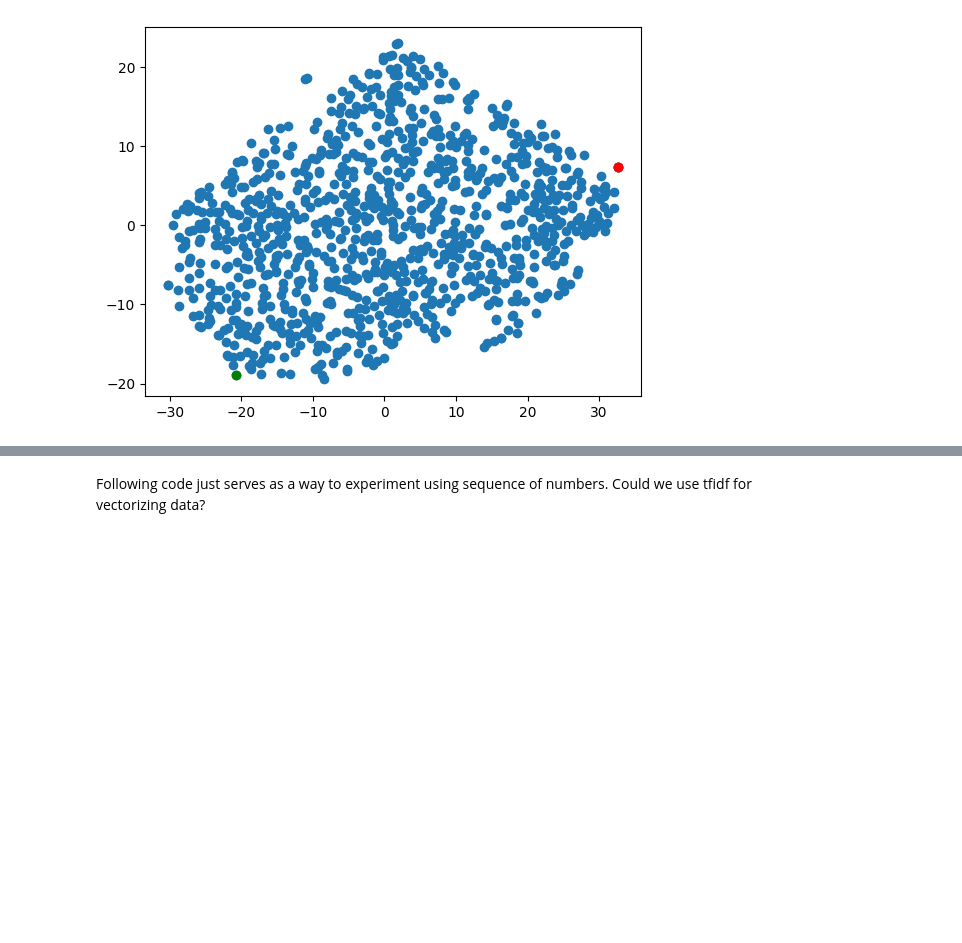
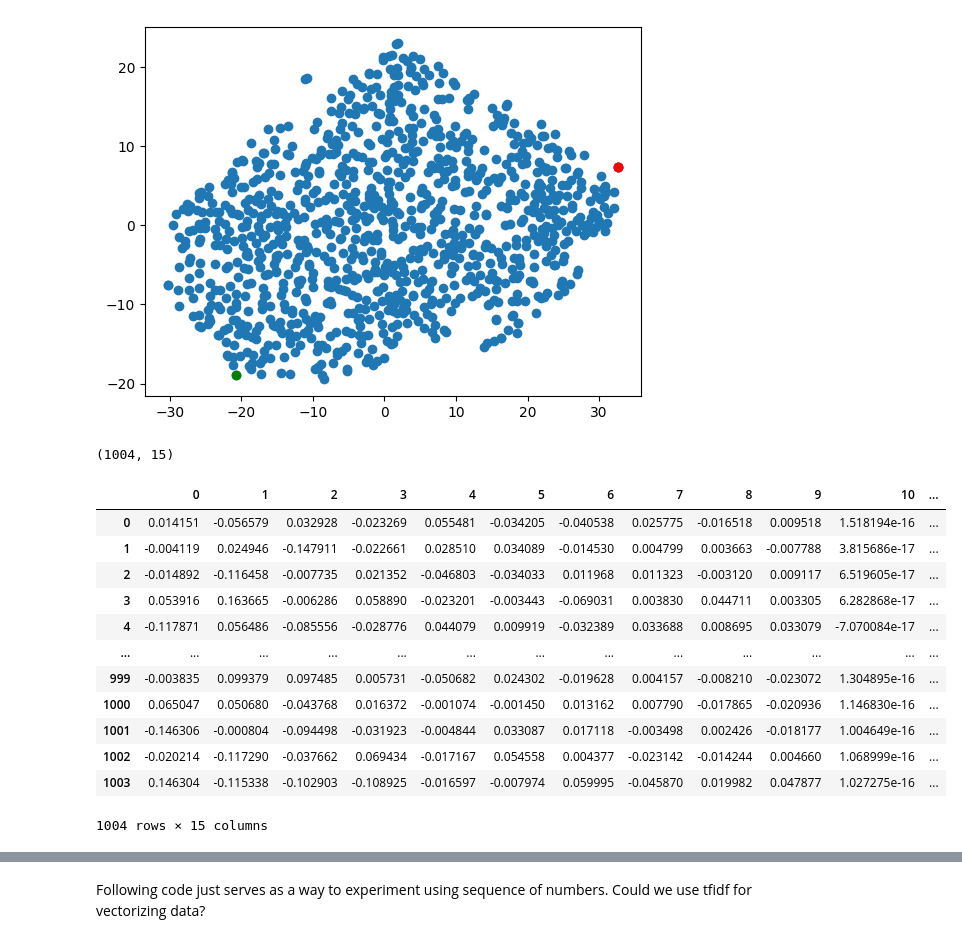
Before and after one commit to Request-analysis-ML/request-analyzer-model, a Jupyter notebook: score_based.ipynb, the cells around one changed output, grey strips where cells are left out. Saved outputs shown, nothing was run; the diff lists cells and outputs as text; code cells hidden in the pictures; blank space fills up the shorter version.

```diff
--- a/score_based.ipynb
+++ b/score_based.ipynb
@@ -128,3 +130,25 @@ plt.scatter(dataScraper[0],dataScraper[1], color='green')
 # %% [output]
 <matplotlib.collections.PathCollection at 0x...>
 [figure]
+# %%
+X = np.asarray(vect_logs.todense())
+pca = PCA()
+pc = pca.fit_transform(X)
+pc = pd.DataFrame(pc)
+print(pc.shape)
+pc
+# %% [output]
+(1004, 15)
+|  | 0 | 1 | 2 | 3 | 4 | 5 | 6 | 7 | 8 | 9 | 10 | ... |
+| 0 | 0.014151 | -0.056579 | 0.032928 | -0.023269 | 0.055481 | -0.034205 | -0.040538 | 0.025775 | -0.016518 | 0.009518 | 1.518194e-16 | ... |
+| 1 | -0.004119 | 0.024946 | -0.147911 | -0.022661 | 0.028510 | 0.034089 | -0.014530 | 0.004799 | 0.003663 | -0.007788 | 3.815686e-17 | ... |
+| 2 | -0.014892 | -0.116458 | -0.007735 | 0.021352 | -0.046803 | -0.034033 | 0.011968 | 0.011323 | -0.003120 | 0.009117 | 6.519605e-17 | ... |
+| 3 | 0.053916 | 0.163665 | -0.006286 | 0.058890 | -0.023201 | -0.003443 | -0.069031 | 0.003830 | 0.044711 | 0.003305 | 6.282868e-17 | ... |
+| 4 | -0.117871 | 0.056486 | -0.085556 | -0.028776 | 0.044079 | 0.009919 | -0.032389 | 0.033688 | 0.008695 | 0.033079 | -7.070084e-17 | ... |
+| ... | ... | ... | ... | ... | ... | ... | ... | ... | ... | ... | ... | ... |
+| 999 | -0.003835 | 0.099379 | 0.097485 | 0.005731 | -0.050682 | 0.024302 | -0.019628 | 0.004157 | -0.008210 | -0.023072 | 1.304895e-16 | ... |
+| 1000 | 0.065047 | 0.050680 | -0.043768 | 0.016372 | -0.001074 | -0.001450 | 0.013162 | 0.007790 | -0.017865 | -0.020936 | 1.146830e-16 | ... |
+| 1001 | -0.146306 | -0.000804 | -0.094498 | -0.031923 | -0.004844 | 0.033087 | 0.017118 | -0.003498 | 0.002426 | -0.018177 | 1.004649e-16 | ... |
+| 1002 | -0.020214 | -0.117290 | -0.037662 | 0.069434 | -0.017167 | 0.054558 | 0.004377 | -0.023142 | -0.014244 | 0.004660 | 1.068999e-16 | ... |
+| 1003 | 0.146304 | -0.115338 | -0.102903 | -0.108925 | -0.016597 | -0.007974 | 0.059995 | -0.045870 | 0.019982 | 0.047877 | 1.027275e-16 | ... |
+1004 rows × 15 columns
```
Also changed, not shown: parts of 3 cells of this notebook.
